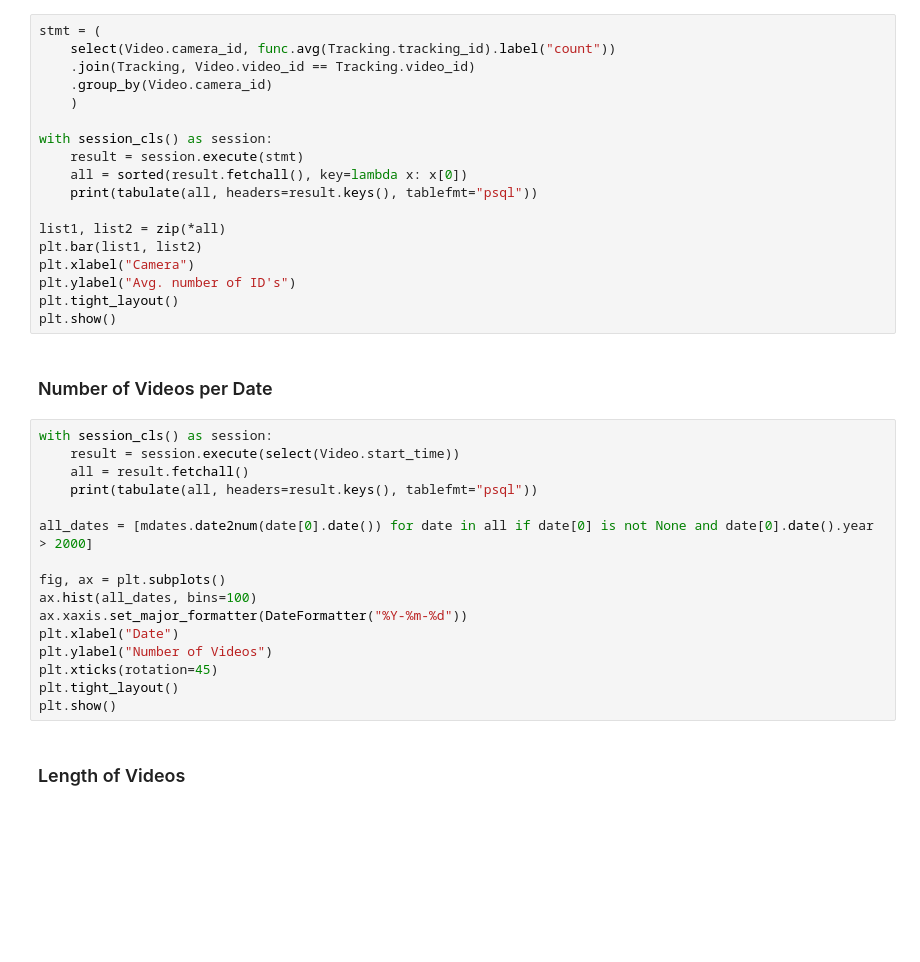
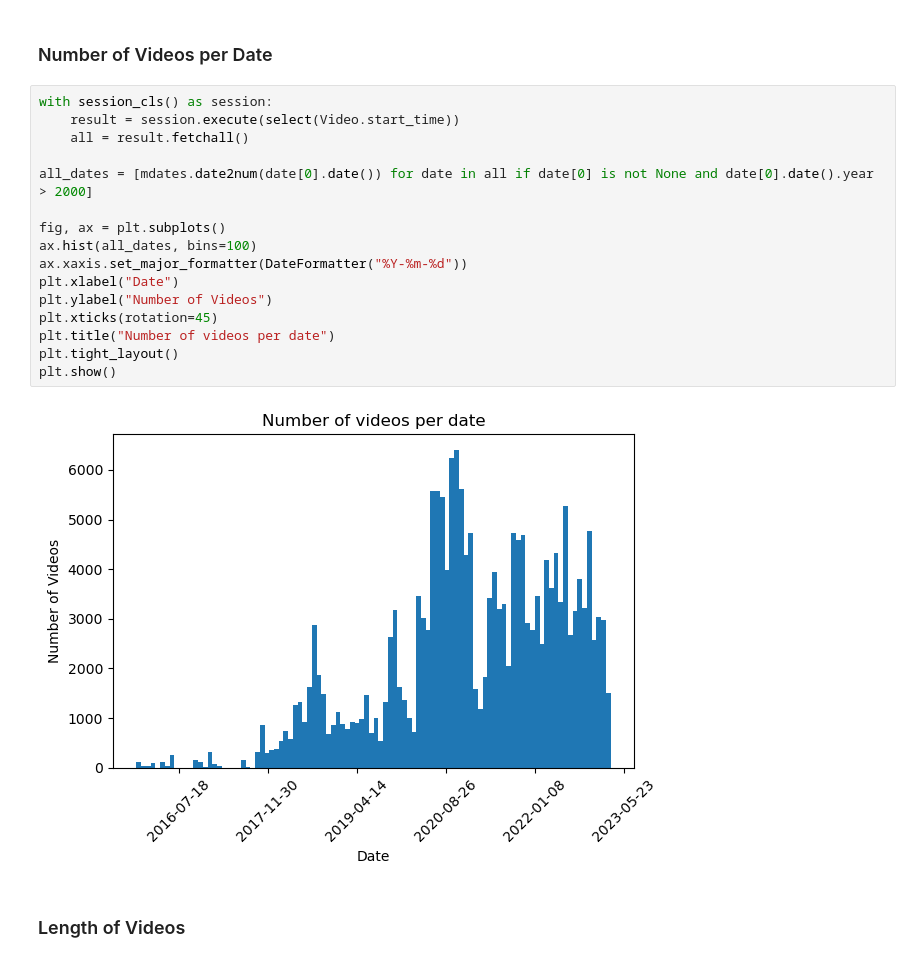
Before and after one commit to liamvdv/gorillatracker, a Jupyter notebook: notebooks/database_stats.ipynb, the cells around one changed output. Saved outputs shown, nothing was run; the diff lists cells and outputs as text; blank space fills up the shorter version.

```diff
--- a/notebooks/database_stats.ipynb
+++ b/notebooks/database_stats.ipynb
@@ -95,39 +100,23 @@ plt.show()
-# %%
-stmt = (
-    select(Video.camera_id, func.avg(Tracking.tracking_id).label("count"))
-    .join(Tracking, Video.video_id == Tracking.video_id)
-    .group_by(Video.camera_id)
-    )
-
-with session_cls() as session:
-    result = session.execute(stmt)
-    all = sorted(result.fetchall(), key=lambda x: x[0])
-    print(tabulate(all, headers=result.keys(), tablefmt="psql"))
-
-list1, list2 = zip(*all)
-plt.bar(list1, list2)
-plt.xlabel("Camera")
-plt.ylabel("Avg. number of ID's")
-plt.tight_layout()
-plt.show()
 # %% [markdown]
 ### Number of Videos per Date
 # %%
 with session_cls() as session:
     result = session.execute(select(Video.start_time))
     all = result.fetchall()
-    print(tabulate(all, headers=result.keys(), tablefmt="psql"))
 
 all_dates = [mdates.date2num(date[0].date()) for date in all if date[0] is not None and date[0].date().year > 2000]
 
 fig, ax = plt.subplots()
 ax.hist(all_dates, bins=100)
 ax.xaxis.set_major_formatter(DateFormatter("%Y-%m-%d"))
 plt.xlabel("Date")
 plt.ylabel("Number of Videos")
 plt.xticks(rotation=45)
+plt.title("Number of videos per date")
 plt.tight_layout()
 plt.show()
+# %% [output]
+[figure, added]
 # %% [markdown]
 ### Length of Videos
 # %%
```
Also changed, not shown: parts of 12 cells of this notebook.
